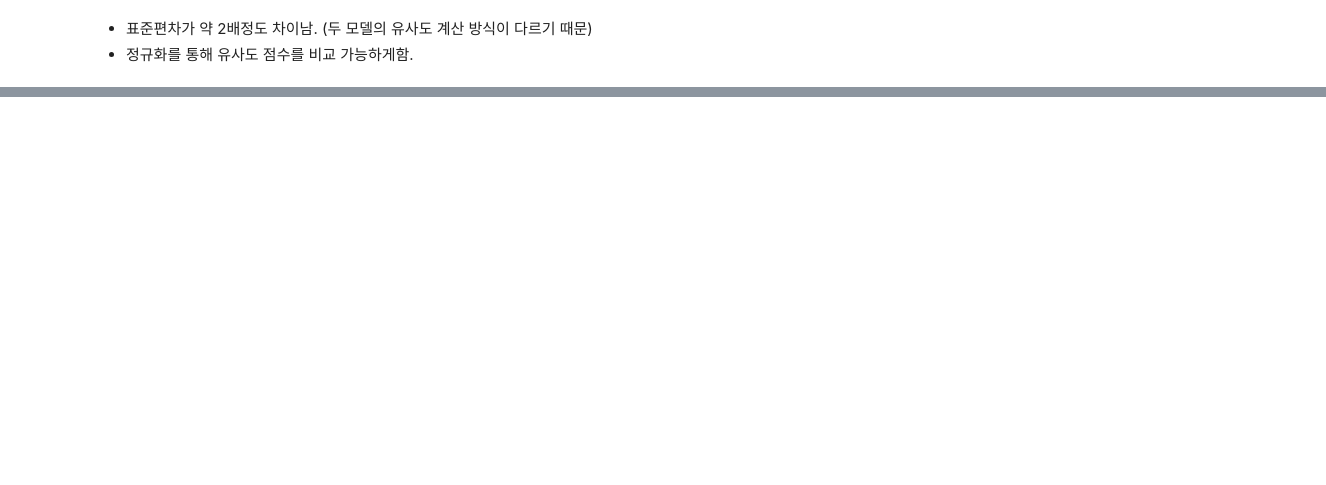
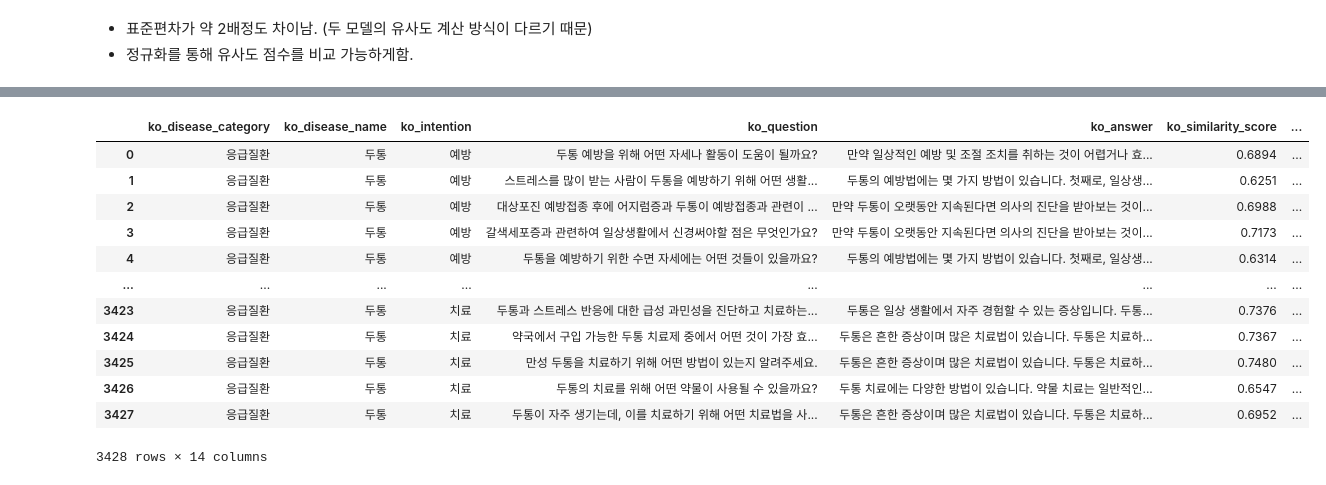
Before and after one commit to bymate/healthcare-ai-chatbot, a Jupyter notebook: match_questions_answers.ipynb, the cells around one changed output, grey strips where cells are left out. Cells and saved outputs as stored; diff of their text form; code cells hidden in the pictures; blank space fills up the shorter version.

```diff
--- a/match_questions_answers.ipynb
+++ b/match_questions_answers.ipynb
@@ -1052,8 +1011,8 @@ model_result_df['kr_sbert_answer'][4].split('. ')
 # %% [markdown]
 ### 평균과 표준편차를 맞춘 후 유사도 비교
 # %%
-kobert_mean, kobert_std = np.mean(model_result_df['kobert_similarity_score']), np.std(model_result_df['kobert_similarity_score'])
-krsbert_mean, krsbert_std = np.mean(model_result_df['kr_sbert_similarity_score']), np.std(model_result_df['kr_sbert_similarity_score'])
+kobert_mean, kobert_std = np.mean(kobert_final_matching_df['similarity_score']), np.std(kobert_final_matching_df['similarity_score'])
+krsbert_mean, krsbert_std = np.mean(KR_SBERT_final_matching_df['similarity_score']), np.std(KR_SBERT_final_matching_df['similarity_score'])
 
 print(f"[kobert]\n평균: {kobert_mean}\n표준편차: {kobert_std}")
 print(f"[KRSBERT]\n평균: {krsbert_mean}\n표준편차: {krsbert_std}")
@@ -1073,0 +1051,19 @@ model_result_df['krsbert_norm'] = (model_result_df['kr_sbert_similarity_score']
+# %%
+ko_df = kobert_final_matching_df.add_prefix('ko_') # 컬럼명 수정
+kr_df = KR_SBERT_final_matching_df.add_prefix('kr_')
+concat_df = pd.concat([ko_df, kr_df], axis=1)
+concat_df
+# %% [output]
+|  | ko_disease_category | ko_disease_name | ko_intention | ko_question | ko_answer | ko_similarity_score | ... |
+| 0 | 응급질환 | 두통 | 예방 | 두통 예방을 위해 어떤 자세나 활동이 도움이 될까요? | 만약 일상적인 예방 및 조절 조치를 취하는 것이 어렵거나 효... | 0.6894 | ... |
+| 1 | 응급질환 | 두통 | 예방 | 스트레스를 많이 받는 사람이 두통을 예방하기 위해 어떤 생활... | 두통의 예방법에는 몇 가지 방법이 있습니다. 첫째로, 일상생... | 0.6251 | ... |
+| 2 | 응급질환 | 두통 | 예방 | 대상포진 예방접종 후에 어지럼증과 두통이 예방접종과 관련이 ... | 만약 두통이 오랫동안 지속된다면 의사의 진단을 받아보는 것이... | 0.6988 | ... |
+| 3 | 응급질환 | 두통 | 예방 | 갈색세포증과 관련하여 일상생활에서 신경써야할 점은 무엇인가요? | 만약 두통이 오랫동안 지속된다면 의사의 진단을 받아보는 것이... | 0.7173 | ... |
+| 4 | 응급질환 | 두통 | 예방 | 두통을 예방하기 위한 수면 자세에는 어떤 것들이 있을까요? | 두통의 예방법에는 몇 가지 방법이 있습니다. 첫째로, 일상생... | 0.6314 | ... |
+| ... | ... | ... | ... | ... | ... | ... | ... |
+| 3423 | 응급질환 | 두통 | 치료 | 두통과 스트레스 반응에 대한 급성 과민성을 진단하고 치료하는... | 두통은 일상 생활에서 자주 경험할 수 있는 증상입니다. 두통... | 0.7376 | ... |
+| 3424 | 응급질환 | 두통 | 치료 | 약국에서 구입 가능한 두통 치료제 중에서 어떤 것이 가장 효... | 두통은 흔한 증상이며 많은 치료법이 있습니다. 두통은 치료하... | 0.7367 | ... |
+| 3425 | 응급질환 | 두통 | 치료 | 만성 두통을 치료하기 위해 어떤 방법이 있는지 알려주세요. | 두통은 흔한 증상이며 많은 치료법이 있습니다. 두통은 치료하... | 0.7480 | ... |
+| 3426 | 응급질환 | 두통 | 치료 | 두통의 치료를 위해 어떤 약물이 사용될 수 있을까요? | 두통 치료에는 다양한 방법이 있습니다. 약물 치료는 일반적인... | 0.6547 | ... |
+| 3427 | 응급질환 | 두통 | 치료 | 두통이 자주 생기는데, 이를 치료하기 위해 어떤 치료법을 사... | 두통은 흔한 증상이며 많은 치료법이 있습니다. 두통은 치료하... | 0.6952 | ... |
+3428 rows × 14 columns
```
Also changed, not shown: parts of 19 cells of this notebook.
